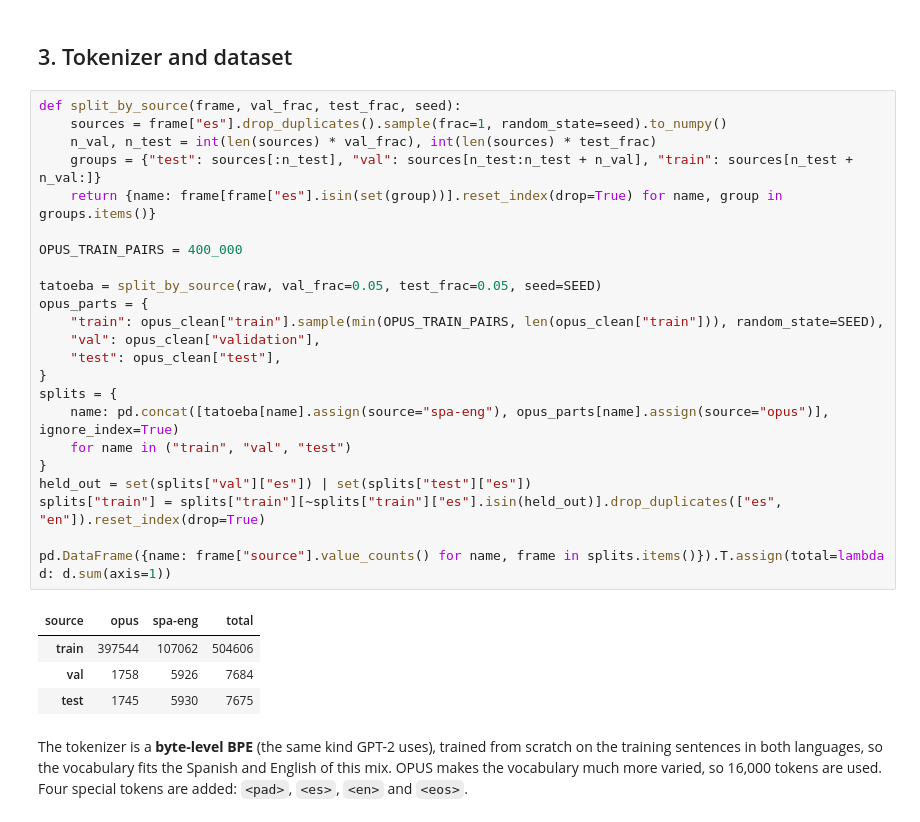
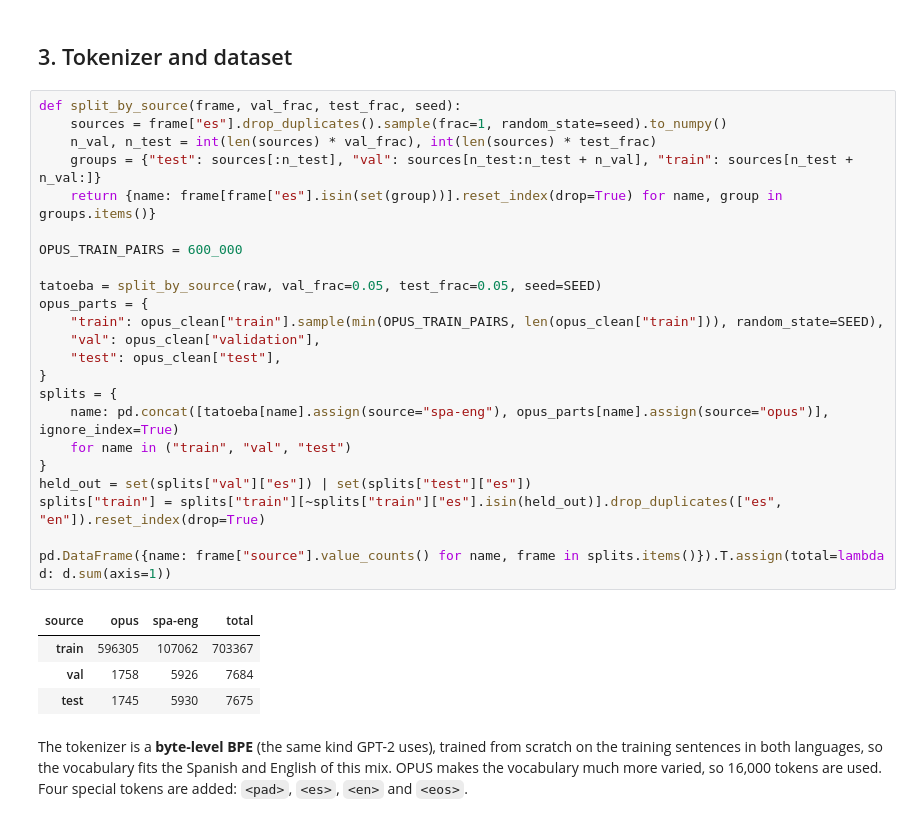
Before and after one commit to iesusdavila/spanish_to_english_gpt, a Jupyter notebook: spanish_to_english_my_gpt.ipynb, the cells around one changed output. Drawn from its saved outputs; the diff is of its cells as text.

```diff
--- a/spanish_to_english_my_gpt.ipynb
+++ b/spanish_to_english_my_gpt.ipynb
@@ -321,29 +321,29 @@ The full spa-eng corpus is combined with **400,000 pairs** of clean OPUS-100 for
 # %%
 def split_by_source(frame, val_frac, test_frac, seed):
     sources = frame["es"].drop_duplicates().sample(frac=1, random_state=seed).to_numpy()
     n_val, n_test = int(len(sources) * val_frac), int(len(sources) * test_frac)
     groups = {"test": sources[:n_test], "val": sources[n_test:n_test + n_val], "train": sources[n_test + n_val:]}
     return {name: frame[frame["es"].isin(set(group))].reset_index(drop=True) for name, group in groups.items()}
 
-OPUS_TRAIN_PAIRS = 400_000
+OPUS_TRAIN_PAIRS = 600_000
 
 tatoeba = split_by_source(raw, val_frac=0.05, test_frac=0.05, seed=SEED)
 opus_parts = {
     "train": opus_clean["train"].sample(min(OPUS_TRAIN_PAIRS, len(opus_clean["train"])), random_state=SEED),
     "val": opus_clean["validation"],
     "test": opus_clean["test"],
 }
 splits = {
     name: pd.concat([tatoeba[name].assign(source="spa-eng"), opus_parts[name].assign(source="opus")], ignore_index=True)
     for name in ("train", "val", "test")
 }
 held_out = set(splits["val"]["es"]) | set(splits["test"]["es"])
 splits["train"] = splits["train"][~splits["train"]["es"].isin(held_out)].drop_duplicates(["es", "en"]).reset_index(drop=True)
 
 pd.DataFrame({name: frame["source"].value_counts() for name, frame in splits.items()}).T.assign(total=lambda d: d.sum(axis=1))
 # %% [output]
 | source | opus | spa-eng | total |
-| train | 397544 | 107062 | 504606 |
+| train | 596305 | 107062 | 703367 |
 | val | 1758 | 5926 | 7684 |
 | test | 1745 | 5930 | 7675 |
 # %% [markdown]
```
Also changed, not shown: parts of 14 cells of this notebook.
